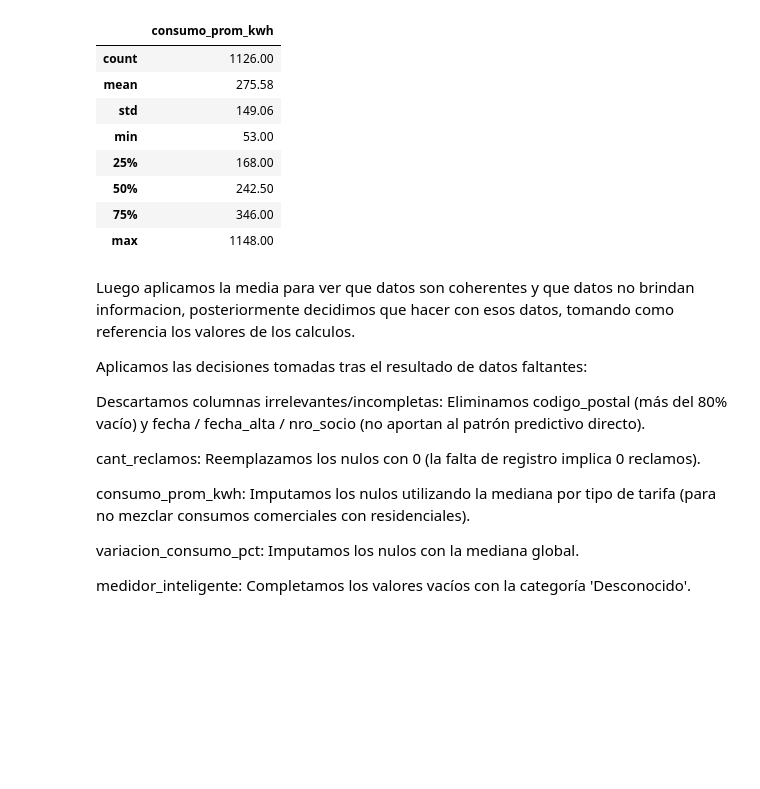
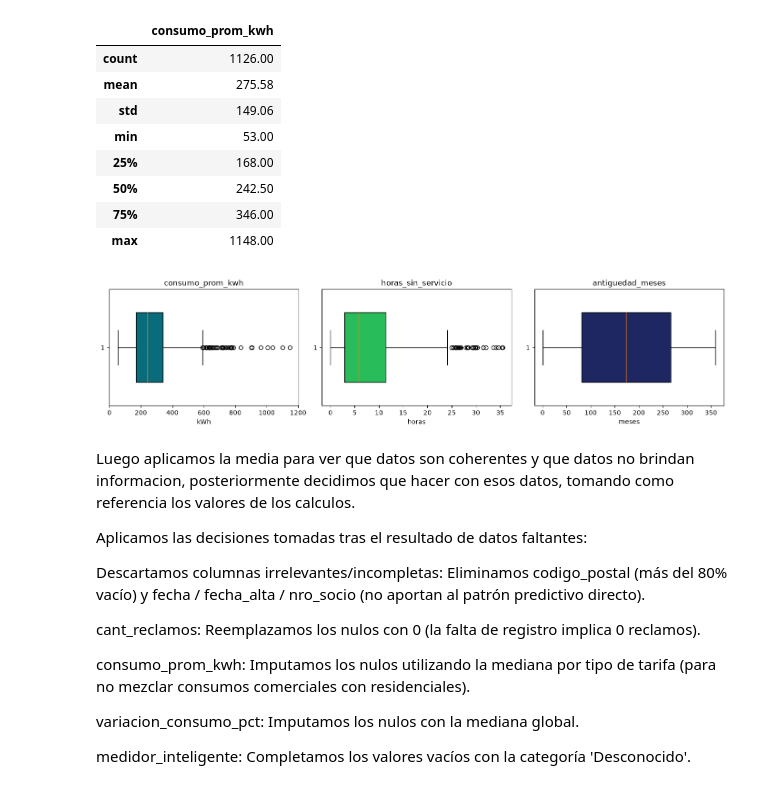
Before and after one commit to HeroedelGin/LabAI, a Jupyter notebook: Proyecto_integrador_G7.ipynb, the cells around one changed output. Drawn from its saved outputs; the diff is of its cells as text; code cells hidden in the pictures; blank space fills up the shorter version.

```diff
--- a/Proyecto_integrador_G7.ipynb
+++ b/Proyecto_integrador_G7.ipynb
@@ -328,6 +359,35 @@ Centinelas -99 en consumo_prom_kwh: 48
 | 50% | 242.50 |
 | 75% | 346.00 |
 | max | 1148.00 |
+# %%
+# Boxplot para detectar valores atipicos (outliers)
+
+fig, ax = plt.subplots(1, 3, figsize=(14, 3.5))
+
+colores = ['#0A6B7A', "#29BC5A", '#1E2761']
+
+# 1. Consumo promedio
+bp0 = ax[0].boxplot(df['consumo_prom_kwh'], vert=False, widths=0.6, patch_artist=True)
+bp0['boxes'][0].set_facecolor(colores[0])
+ax[0].set_title('consumo_prom_kwh')
+ax[0].set_xlabel('kWh')
+
+# 2. Horas sin servicio
+bp1 = ax[1].boxplot(df['horas_sin_servicio'], vert=False, widths=0.6, patch_artist=True)
+bp1['boxes'][0].set_facecolor(colores[1])
+ax[1].set_title('horas_sin_servicio')
+ax[1].set_xlabel('horas')
+
+# 3. Antigüedad en meses
+bp2 = ax[2].boxplot(df['antiguedad_meses'], vert=False, widths=0.6, patch_artist=True)
+bp2['boxes'][0].set_facecolor(colores[2])
+ax[2].set_title('antiguedad_meses')
+ax[2].set_xlabel('meses')
+
+plt.tight_layout()
+plt.show()
+# %% [output]
+[figure, added]
 # %% [markdown]
 Luego aplicamos la media para ver que datos son coherentes y que datos no brindan informacion, posteriormente decidimos que hacer con esos datos, tomando como referencia los valores de los calculos.
 
```
Also changed, not shown: parts of 6 cells of this notebook.
